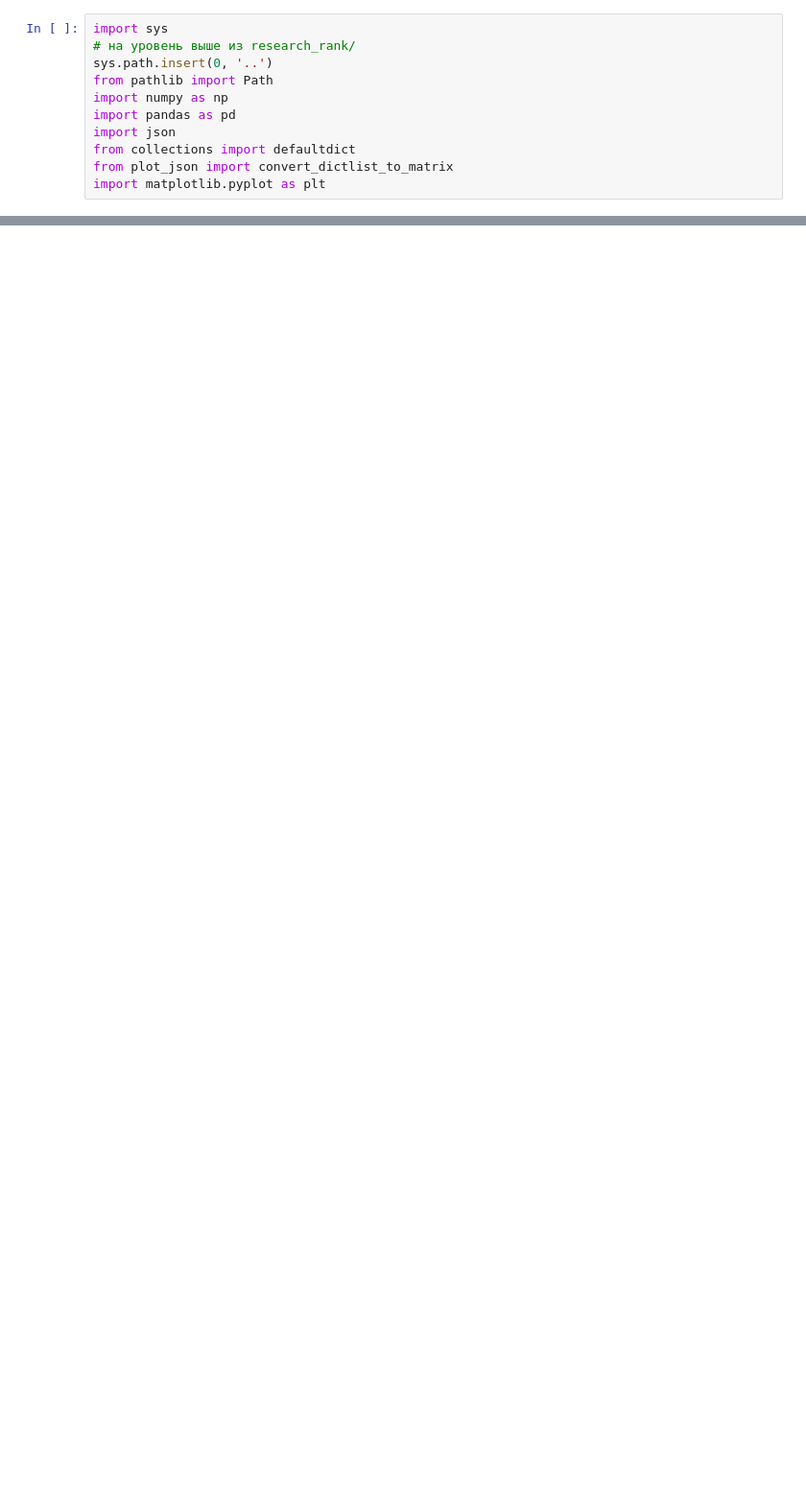
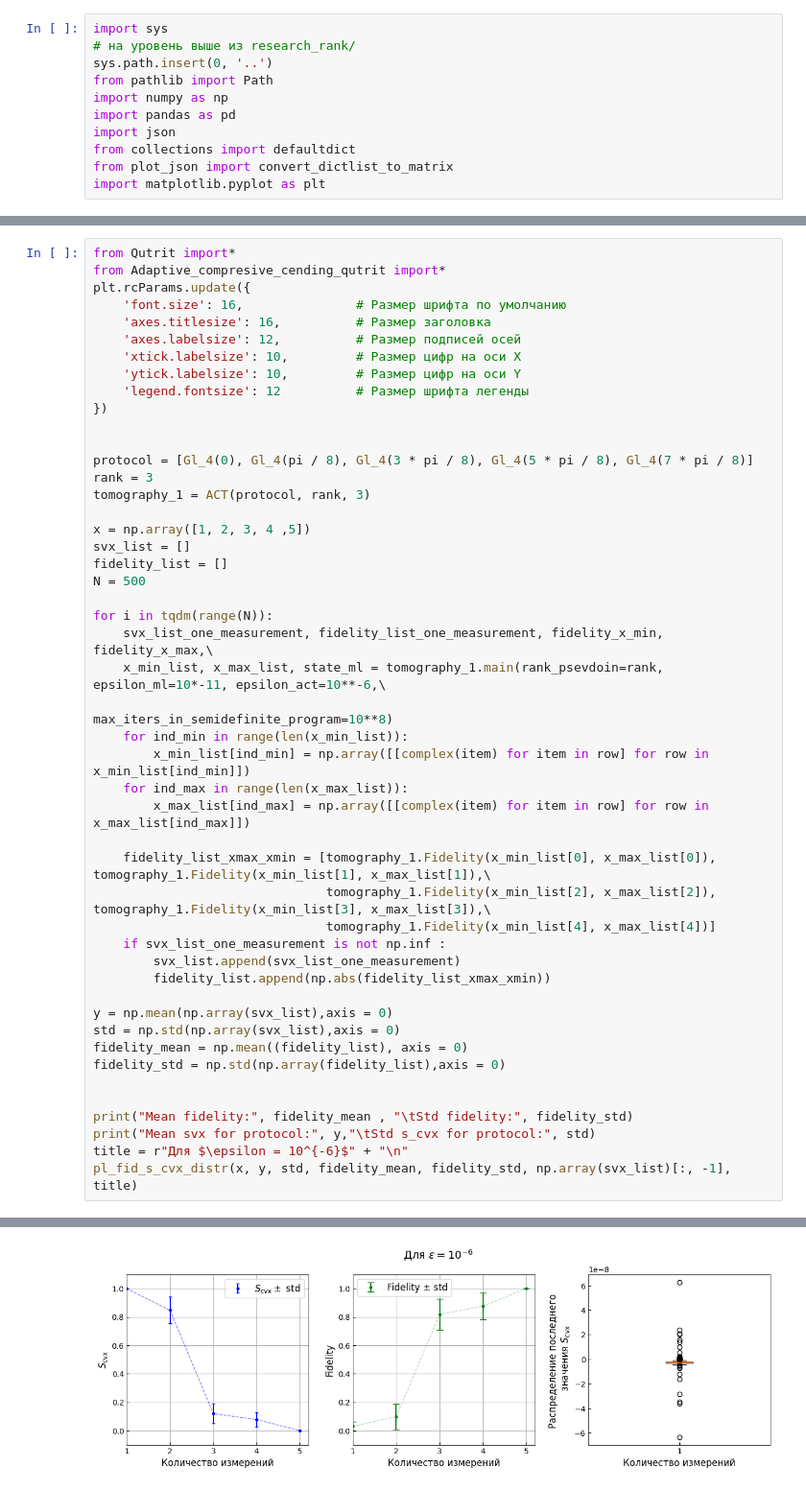
Before and after one commit to Denis-chupa/Quantum_tools, a Jupyter notebook: Tomography/src/research_data/different_protocol.ipynb, the cells around one changed output, grey strips where cells are left out. Shown at 96% size. Cells and saved outputs as stored; diff of their text form; blank space fills up the shorter version.

```diff
--- a/Tomography/src/research_data/different_protocol.ipynb
+++ b/Tomography/src/research_data/different_protocol.ipynb
@@ -71,0 +69,49 @@ Mean svx for protocol: [ 1.00000000e+00  9.15976754e-01  2.20268751e-01  1.60547
+# %%
+from Qutrit import*
+from Adaptive_compresive_cending_qutrit import*
+plt.rcParams.update({
+    'font.size': 16,               # Размер шрифта по умолчанию
+    'axes.titlesize': 16,          # Размер заголовка
+    'axes.labelsize': 12,          # Размер подписей осей
+    'xtick.labelsize': 10,         # Размер цифр на оси X
+    'ytick.labelsize': 10,         # Размер цифр на оси Y
+    'legend.fontsize': 12          # Размер шрифта легенды
+})
+
+
+protocol = [Gl_4(0), Gl_4(pi / 8), Gl_4(3 * pi / 8), Gl_4(5 * pi / 8), Gl_4(7 * pi / 8)]
+rank = 3
+tomography_1 = ACT(protocol, rank, 3)
+
+x = np.array([1, 2, 3, 4 ,5])
+svx_list = []
+fidelity_list = []
+N = 500
+
+for i in tqdm(range(N)):
+    svx_list_one_measurement, fidelity_list_one_measurement, fidelity_x_min, fidelity_x_max,\
+    x_min_list, x_max_list, state_ml = tomography_1.main(rank_psevdoin=rank, epsilon_ml=10*-11, epsilon_act=10**-6,\
+                                                         max_iters_in_semidefinite_program=10**8)
+    for ind_min in range(len(x_min_list)):
+        x_min_list[ind_min] = np.array([[complex(item) for item in row] for row in x_min_list[ind_min]])
+    for ind_max in range(len(x_max_list)):
+        x_max_list[ind_max] = np.array([[complex(item) for item in row] for row in x_max_list[ind_max]])
+
+    fidelity_list_xmax_xmin = [tomography_1.Fidelity(x_min_list[0], x_max_list[0]), tomography_1.Fidelity(x_min_list[1], x_max_list[1]),\
+                               tomography_1.Fidelity(x_min_list[2], x_max_list[2]), tomography_1.Fidelity(x_min_list[3], x_max_list[3]),\
+                               tomography_1.Fidelity(x_min_list[4], x_max_list[4])]
+    if svx_list_one_measurement is not np.inf :
+        svx_list.append(svx_list_one_measurement)
+        fidelity_list.append(np.abs(fidelity_list_xmax_xmin))
+
+y = np.mean(np.array(svx_list),axis = 0)
+std = np.std(np.array(svx_list),axis = 0)
+fidelity_mean = np.mean((fidelity_list), axis = 0)
+fidelity_std = np.std(np.array(fidelity_list),axis = 0)
+
+
+print("Mean fidelity:", fidelity_mean , "\tStd fidelity:", fidelity_std)
+print("Mean svx for protocol:", y,"\tStd s_cvx for protocol:", std)
+title = r"Для $\epsilon = 10^{-6}$" + "\n"
+pl_fid_s_cvx_distr(x, y, std, fidelity_mean, fidelity_std, np.array(svx_list)[:, -1], title)
+# %% [output]
@@ -71,0 +123 @@ Mean svx for protocol: [ 1.00000000e+00  9.15976754e-01  2.20268751e-01  1.60547
+[figure, added]
```
Also changed, not shown: parts of 10 cells of this notebook.
